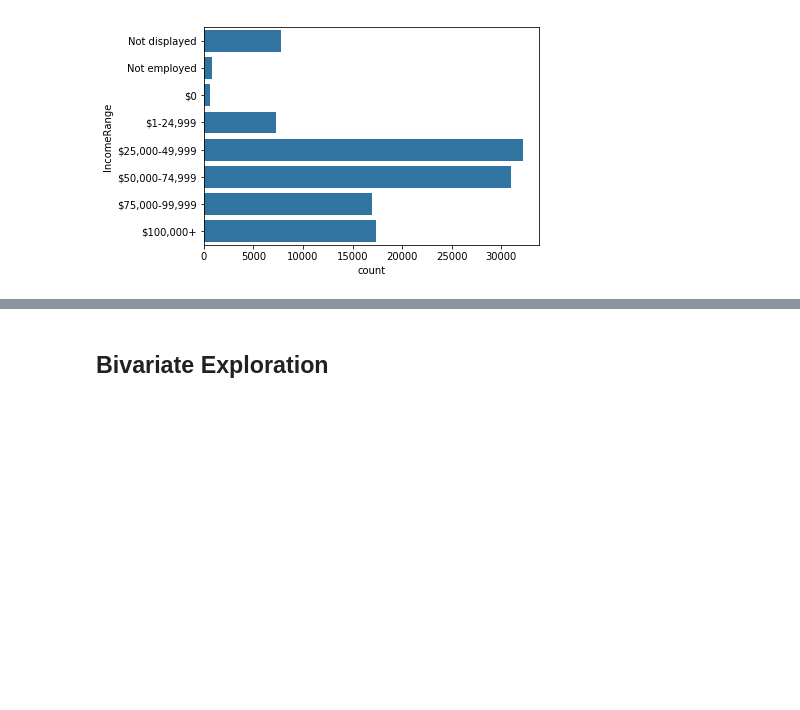
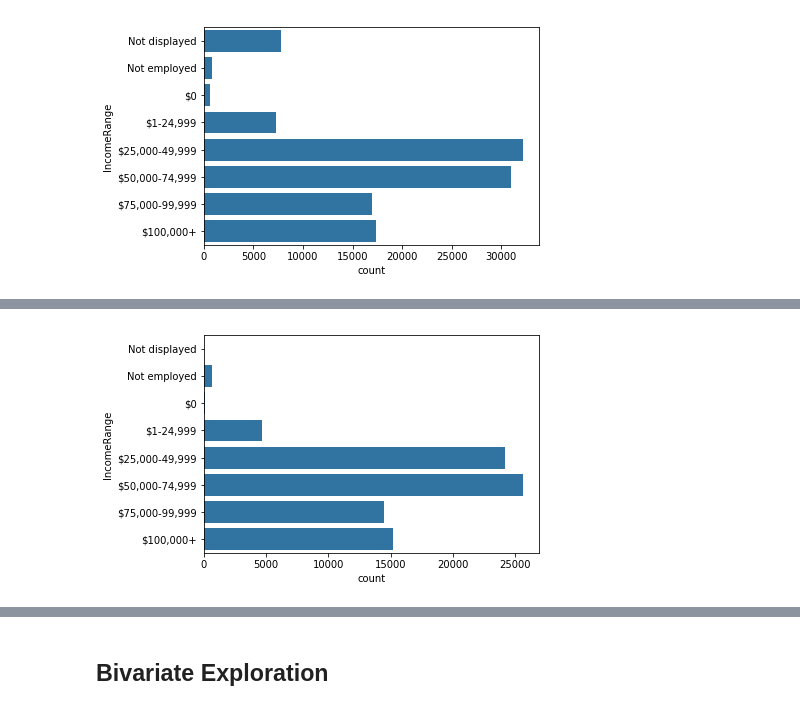
Before and after one commit to deepaksithu/Communicate_Data_Findings_Project, a Jupyter notebook: prosper_loan_data_analysis.ipynb, the cells around one changed output, grey strips where cells are left out. Cells and saved outputs as stored; diff of their text form; code cells hidden in the pictures; blank space fills up the shorter version.

```diff
--- a/prosper_loan_data_analysis.ipynb
+++ b/prosper_loan_data_analysis.ipynb
@@ -551,0 +539,5 @@ sns.countplot(data = prosper, y = 'IncomeRange', color = base);
+# %%
+# bar chart of post-2009 IncomeRange
+sns.countplot(data = prosper_post09, y = 'IncomeRange', color = base);
+# %% [output]
+[figure, added]
```
Also changed, not shown: parts of 68 cells of this notebook.
